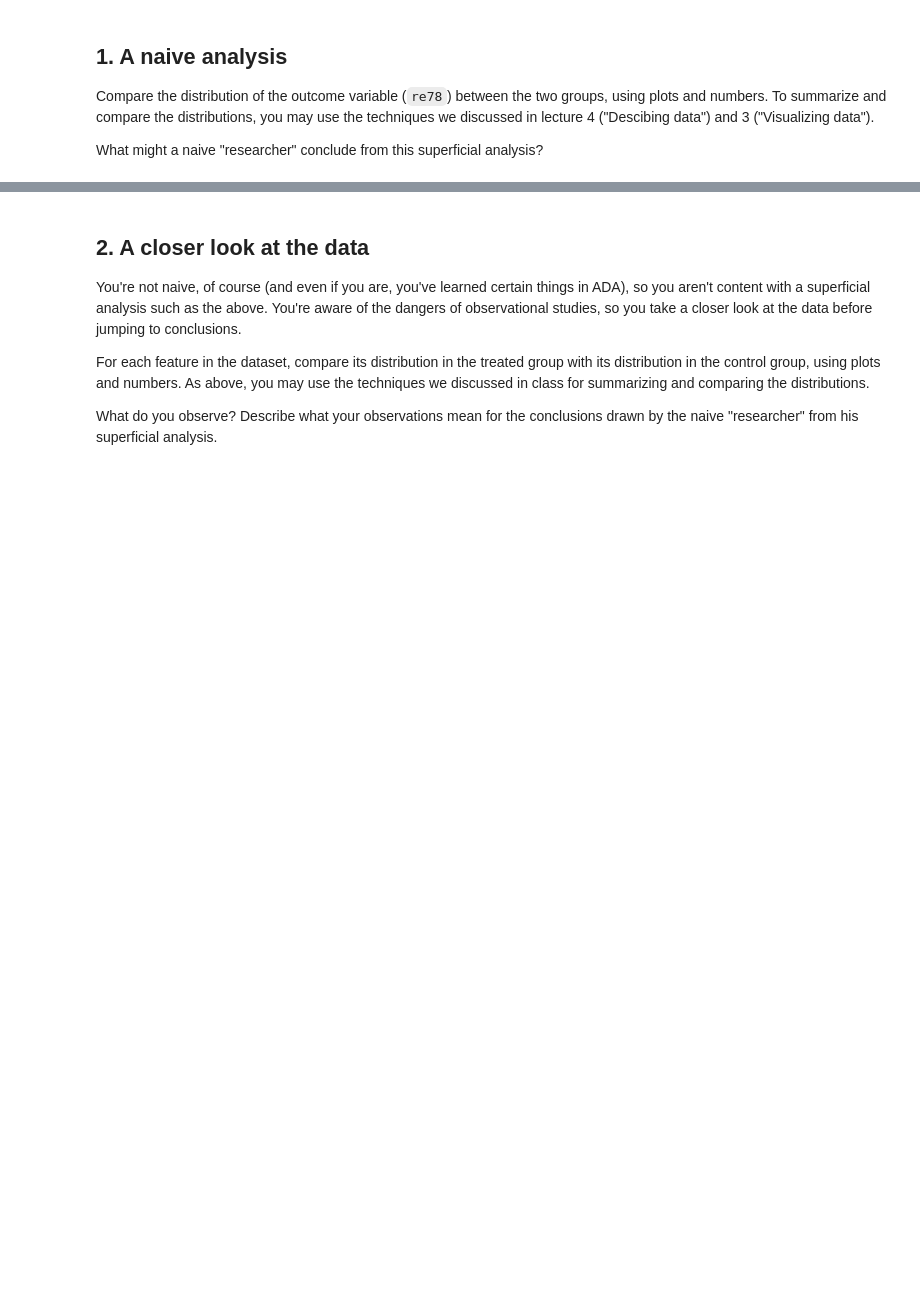
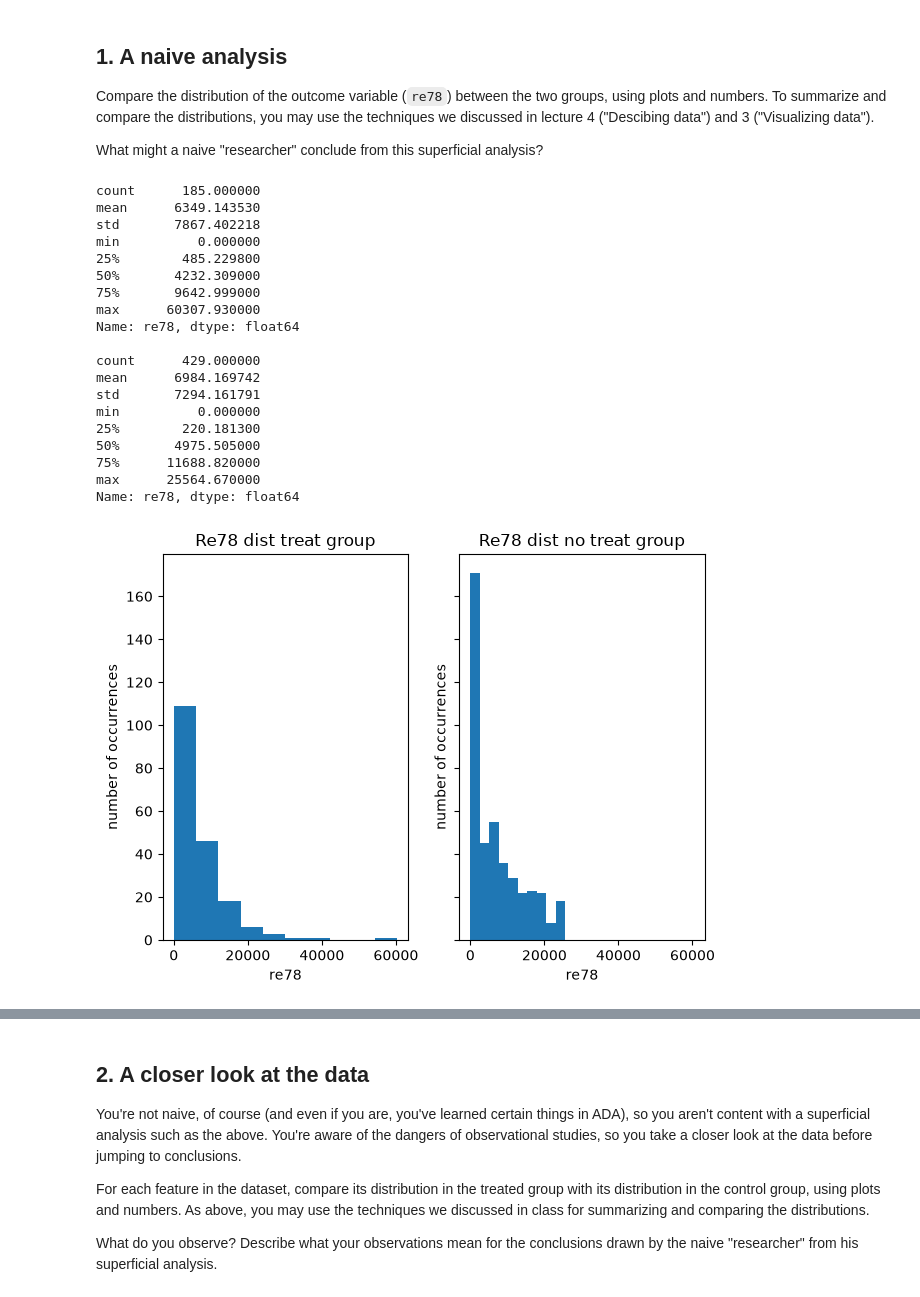
Before and after one commit to floribau/EPFL-ADA-2026, a Jupyter notebook: Exercises/05 - Causal analysis of observational data/Observational studies exercise.ipynb, the cells around one changed output, grey strips where cells are left out. Cells and saved outputs as stored; diff of their text form; code cells hidden in the pictures; blank space fills up the shorter version.

```diff
--- a/Exercises/05 - Causal analysis of observational data/Observational studies exercise.ipynb
+++ b/Exercises/05 - Causal analysis of observational data/Observational studies exercise.ipynb
@@ -58,0 +57,44 @@ What might a naive "researcher" conclude from this superficial analysis?
+# %%
+treated = df[df['treat'] == 1].copy()
+control = df[df['treat'] == 0].copy()
+# %%
+''' your code and explanations ''';
+fig, axs = plt.subplots(1, 2, sharey=True, sharex=True)
+splt_0 = axs[0]
+splt_0.hist(treated['re78'])
+splt_0.set_title("Re78 dist treat group")
+splt_0.set_xlabel("re78")
+splt_0.set_ylabel("number of occurrences")
+
+splt_1 = axs[1]
+splt_1.hist(control['re78'])
+splt_1.set_title("Re78 dist no treat group")
+splt_1.set_xlabel("re78")
+splt_1.set_ylabel("number of occurrences")
+
+fig.tight_layout()
+
+print(treated["re78"].describe())
+print()
+print(control["re78"].describe())
+# %% [output]
+count      185.000000
+mean      6349.143530
+std       7867.402218
+min          0.000000
+25%        485.229800
+50%       4232.309000
+75%       9642.999000
+max      60307.930000
+Name: re78, dtype: float64
+
+count      429.000000
+mean      6984.169742
+std       7294.161791
+min          0.000000
+25%        220.181300
+50%       4975.505000
+75%      11688.820000
+max      25564.670000
+Name: re78, dtype: float64
+[figure, added]
```
Also changed, not shown: parts of 33 cells of this notebook.
